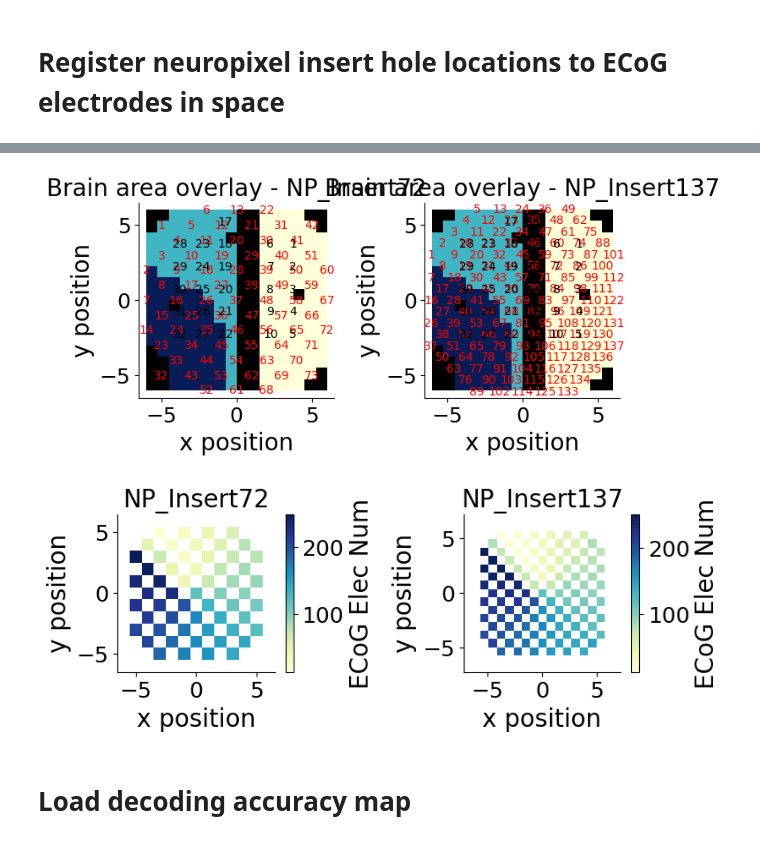
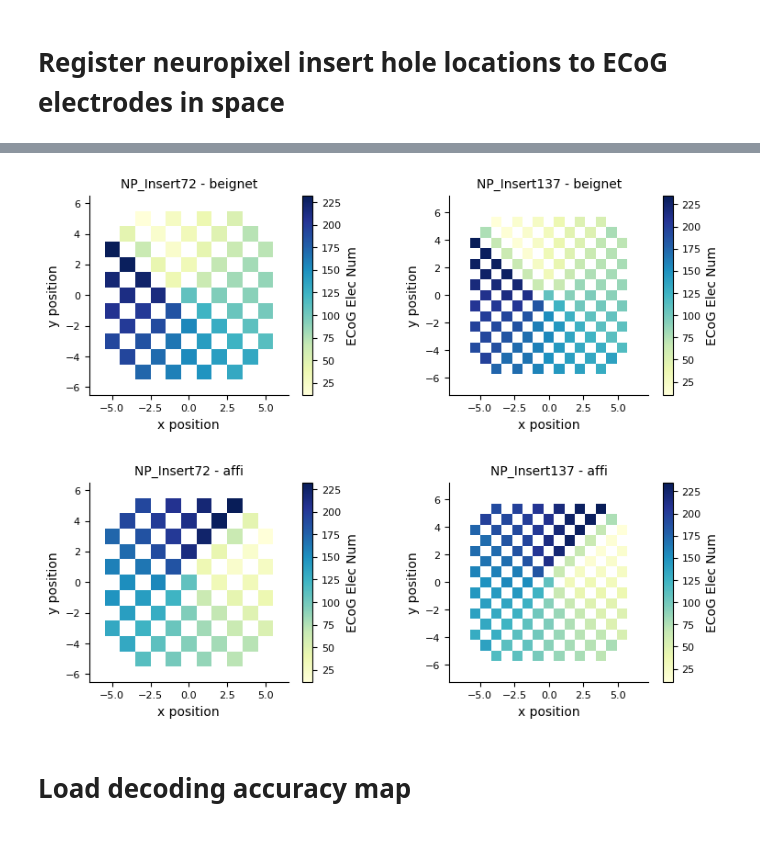
Before and after one commit to rcanfield2/ecog_np_targeting, a Jupyter notebook: np_ecog_map_registration.ipynb, the cells around one changed output, grey strips where cells are left out. Saved outputs shown, nothing was run; the diff lists cells and outputs as text; code cells hidden in the pictures.

```diff
--- a/np_ecog_map_registration.ipynb
+++ b/np_ecog_map_registration.ipynb
@@ -23,4 +23,9 @@ import multiprocessing as mp
 import time
 import math
 from scipy.fft import fft
+# %%
+from local_functions import load_yaml_params
+subject = 'affi'
+param_filename = 'spatiotemporal_structure_params.yaml'
+ds_params, data_paths, save_paths, filenames, postproc_params, uq_params, analysis_params, vis_params, target_colors = load_yaml_params(subject, param_filename)
 # %%
@@ -120,38 +72,24 @@ region_idx['PM']= np.array([  0,   1,   2,   3,   4,   5,   6,   7,   8,   9,  1
-# %%
-fig, ax = plt.subplots(1,ninserts,figsize=(ninserts*4,3))
-for iinsert, insert in enumerate(np_inserts):
-    inputdata = np.zeros(np_ecog_mapping[subject]['ecog']['nch'])*np.nan
-    inputdata[region_idx['M1']] = 1
-    inputdata[region_idx['PM']] = 2
-    inputdata[region_idx['FEF']] = 3
-    data_map = aopy.visualization.get_data_map(inputdata[np_ecog_mapping[subject]['ecog']['acq_ch']-1], np_ecog_mapping[subject]['ecog']['elec_pos'][:,0], np_ecog_mapping[subject]['ecog']['elec_pos'][:,1])
-    im = aopy.visualization.plot_spatial_map(data_map, np_ecog_mapping[subject]['ecog']['elec_pos'][:,0], np_ecog_mapping[subject]['ecog']['elec_pos'][:,1], cmap='YlGnBu', ax=ax[iinsert])
-    [ax[iinsert].annotate(str(np_ecog_mapping[subject][insert]['electrode'][ipt]), (np_ecog_mapping[subject][insert][f"{insert}_x"][ipt], np_ecog_mapping[subject][insert][f"{insert}_y"][ipt]), ha='center', va='center', color='r') for ipt in range(len(np_ecog_mapping[subject][insert][f"{insert}_y"]))]
-    [ax[iinsert].annotate(str(np_ecog_mapping[subject][insert]['electrode'][ipt]), (np_ecog_mapping[subject][insert]['optoecog_x'][ipt], np_ecog_mapping[subject][insert]['optoecog_y'][ipt]), ha='center', va='center', color='k') for ipt in range(len(np_ecog_mapping[subject][insert][f"{insert}_y"]))]
-    ax[iinsert].set(title=f"Brain area overlay - {insert}", xlim=(-6.5,6.5), ylim=(-6.5,6.5))
-    if save_figs:
-        aopy.visualization.savefig(save_dir, f"{insert} brain_area_mapping_overlay.svg")
-# %% [output]
-[figure, removed]
 # %%
 for subject in subjects:
     for insert in np_inserts:
-        np_ecog_mapping[subject][f"{insert}_nloc"] = np.sum(~np.isnan(np_ecog_mapping[subject][insert][f"{insert}_x"]))
-        np_ecog_mapping[subject][f"{insert}_pts"] = np.array([np_ecog_mapping[subject][insert][f"{insert}_x"][:np_ecog_mapping[subject][f"{insert}_nloc"]], np_ecog_mapping[subject][insert][f"{insert}_y"][:np_ecog_mapping[subject][f"{insert}_nloc"]]]).T
-        data_map_ecogch, data_map_ecogch_xy = aopy.visualization.calc_data_map(np_ecog_mapping[subject]['ecog']['elec_channels'].astype(float)[np_ecog_mapping[subject]['ecog']['acq_ch']-1], np_ecog_mapping[subject]['ecog']['elec_pos'][:,0], np_ecog_mapping[subject]['ecog']['elec_pos'][:,1], (len(np.unique(np_ecog_mapping[subject]['ecog']['elec_pos'][:,0])), len(np.unique(np_ecog_mapping[subject]['ecog']['elec_pos'][:,1]))), interp_method='linear')
-        np_ecog_mapping[subject][f"{insert}_interp"] = scipy.interpolate.interpn((np.unique(np_ecog_mapping[subject]['ecog']['elec_pos'][:,0]),np.unique(np_ecog_mapping[subject]['ecog']['elec_pos'][:,1])), data_map_ecogch.T, np_ecog_mapping[subject][f"{insert}_pts"], method='linear', bounds_error=False)
+        # np_ecog_mapping[subject][f"{insert}_nloc"] = np.sum(~np.isnan(np_ecog_mapping[subject][insert]['pos'][:,0]))
+        data_map = aopy.visualization.get_data_map(np_ecog_mapping[subject]['ecog']['elec_channels'], np_ecog_mapping[subject]['ecog']['elec_pos'][:,0], np_ecog_mapping[subject]['ecog']['elec_pos'][:,1])
+        data_map_ecogch, data_map_ecogch_xy = aopy.visualization.calc_data_map(np_ecog_mapping[subject]['ecog']['elec_channels'], np_ecog_mapping[subject]['ecog']['elec_pos'][:,0], np_ecog_mapping[subject]['ecog']['elec_pos'][:,1], (len(np.unique(np_ecog_mapping[subject]['ecog']['elec_pos'][:,0])), len(np.unique(np_ecog_mapping[subject]['ecog']['elec_pos'][:,1]))), interp_method='linear')
+        np_ecog_mapping[subject][f"{insert}_interp"] = scipy.interpolate.interpn((np.unique(np_ecog_mapping[subject]['ecog']['elec_pos'][:,0]),np.unique(np_ecog_mapping[subject]['ecog']['elec_pos'][:,1])), data_map_ecogch.T, np_ecog_mapping[subject][insert]['pos'], method='linear', bounds_error=False)
 # %%
-fig, ax = plt.subplots(1,ninserts,figsize=(ninserts*4,3))
-for iinsert, insert in enumerate(np_inserts):
-    npinsert_interp_datamap = aopy.visualization.get_data_map(np_ecog_mapping[subject][f"{insert}_interp"], np_ecog_mapping[subject][insert][f"{insert}_x"][:np_ecog_mapping[subject][f"{insert}_nloc"]], np_ecog_mapping[subject][insert][f"{insert}_y"][:np_ecog_mapping[subject][f"{insert}_nloc"]])
-    im = aopy.visualization.plot_spatial_map(npinsert_interp_datamap, np_ecog_mapping[subject][insert][f"{insert}_x"][:np_ecog_mapping[subject][f"{insert}_nloc"]], np_ecog_mapping[subject][insert][f"{insert}_y"][:np_ecog_mapping[subject][f"{insert}_nloc"]], cmap='YlGnBu', ax=ax[iinsert], nan_color='white')
-    cb = plt.colorbar(im, label='ECoG Elec Num')
-    ax[iinsert].set_title(f"{insert}")
+for subject in subjects:
+    fig, ax = plt.subplots(1,ninserts,figsize=(ninserts*4,3))
+    for iinsert, insert in enumerate(np_inserts):
+        npinsert_interp_datamap = aopy.visualization.get_data_map(np_ecog_mapping[subject][f"{insert}_interp"], np_ecog_mapping[subject][insert]['pos'][:,0], np_ecog_mapping[subject][insert]['pos'][:,1])
+        im = aopy.visualization.plot_spatial_map(npinsert_interp_datamap, np_ecog_mapping[subject][insert]['pos'][:,0], np_ecog_mapping[subject][insert]['pos'][:,1], cmap='YlGnBu', ax=ax[iinsert], nan_color='white')
+        cb = plt.colorbar(im, label='ECoG Elec Num')
+        ax[iinsert].set_title(f"{insert} - {subject}")
 
-fig.tight_layout()
-plt.show()
+    fig.tight_layout()
+    plt.show()
 # %% [output]
-[figure, old version]
+[figure, new version]
+[figure, added]
 # %% [markdown]
 # Load decoding accuracy map
 # %%
```
Also changed, not shown: parts of 16 cells of this notebook, 10 other files.
